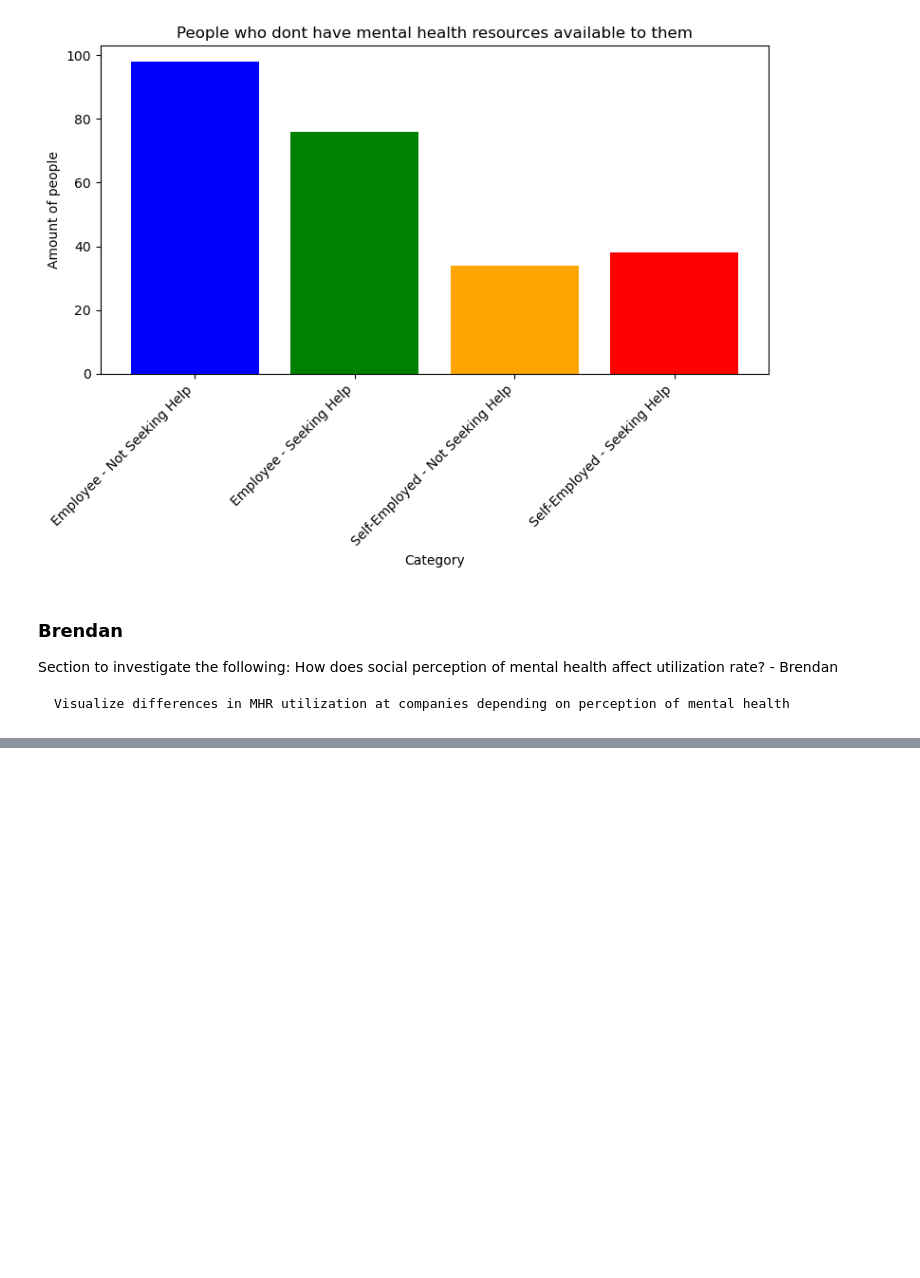
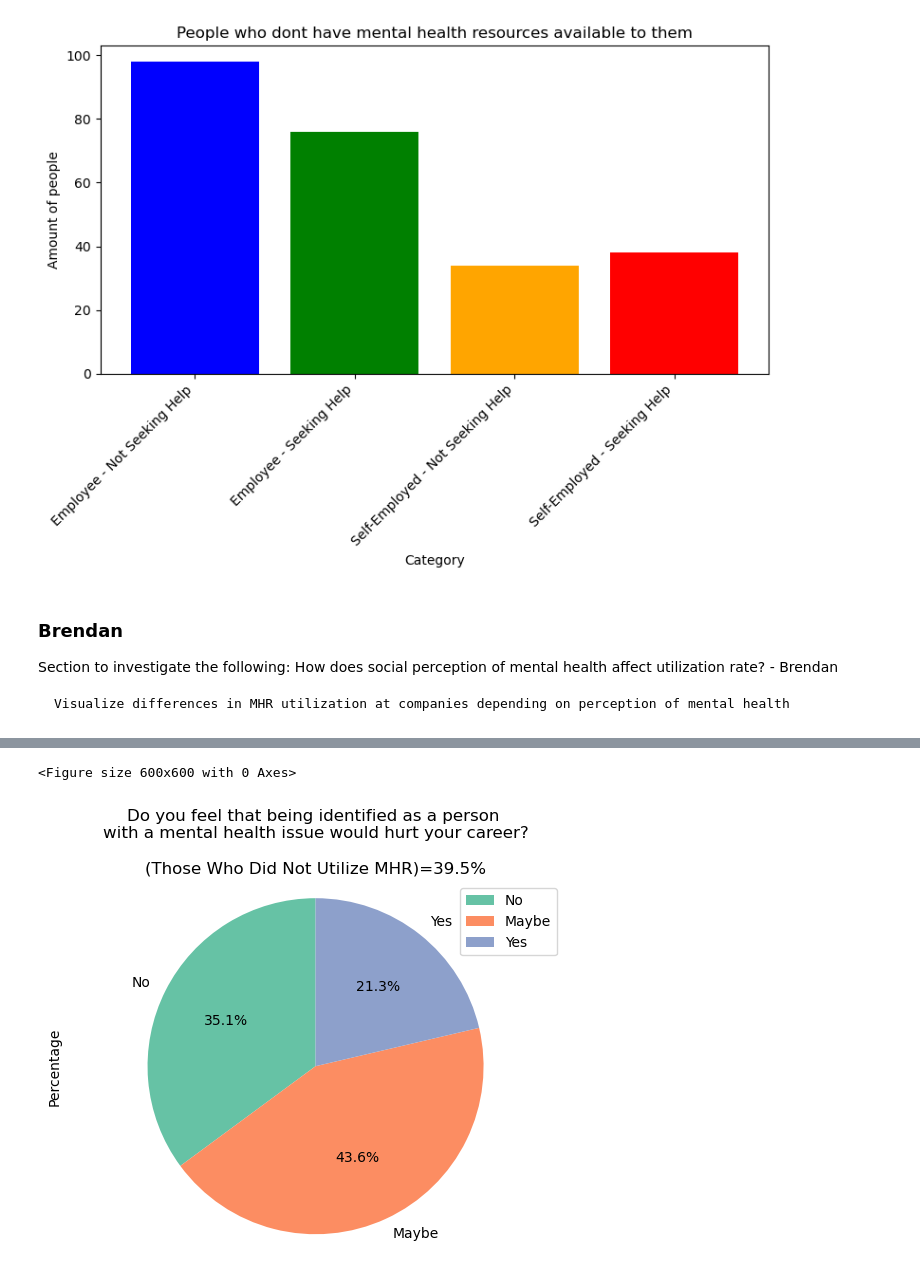
Before and after one commit to June-buggy/Project_01, a Jupyter notebook: Project_01.ipynb, the cells around one changed output, grey strips where cells are left out. Drawn from its saved outputs; the diff is of its cells as text; code cells hidden in the pictures; blank space fills up the shorter version.

```diff
--- a/Project_01.ipynb
+++ b/Project_01.ipynb
@@ -1665,0 +1851,9 @@ How does social perception of mental health affect utilization rate? - Brendan
+# %%
+#Each question makes up the 39.5% (Not Utilize)
+q1_not_util_no = 79 #35.1%
+q1_not_util_maybe = 98 #43.6%
+q1_not_util_yes = 48 #21.3%
+
+q2_not_util_no = 68 #30.2%
+q2_not_util_maybe = 104 #46.2%
+q2_not_util_yes = 53 #23.6%
@@ -1665,0 +1880,20 @@ How does social perception of mental health affect utilization rate? - Brendan
+# %%
+#Pie Chart for Question 1 (People who did not utilize MHR)
+
+q1_60 = {'Category': ['No', 'Maybe', 'Yes'],
+        'Percentage': [q1_not_util_no, q1_not_util_maybe, q1_not_util_yes]}
+
+df = pd.DataFrame(q1_60)
+
+
+
+plt.figure(figsize=(6, 6))
+df['Percentage'] = df['Percentage'].astype(float)
+df.plot(kind='pie', y='Percentage', labels=df['Category'], autopct='%1.1f%%', startangle=90)
+plt.title('Do you feel that being identified as a person \nwith a mental health issue would hurt your career?\n\n(Those Who Did Not Utilize MHR)=39.5%')
+plt.axis('equal')
+
+plt.show()
+# %% [output]
+<Figure size 600x600 with 0 Axes>
+[figure, added]
```
Also changed, not shown: parts of 18 cells of this notebook.
